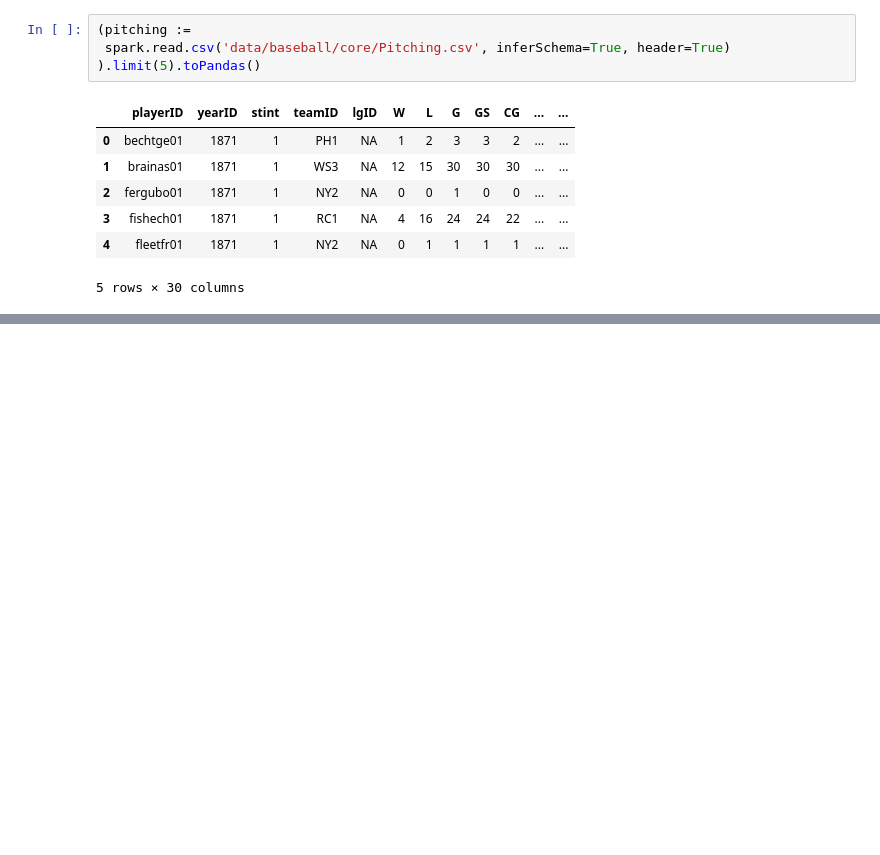
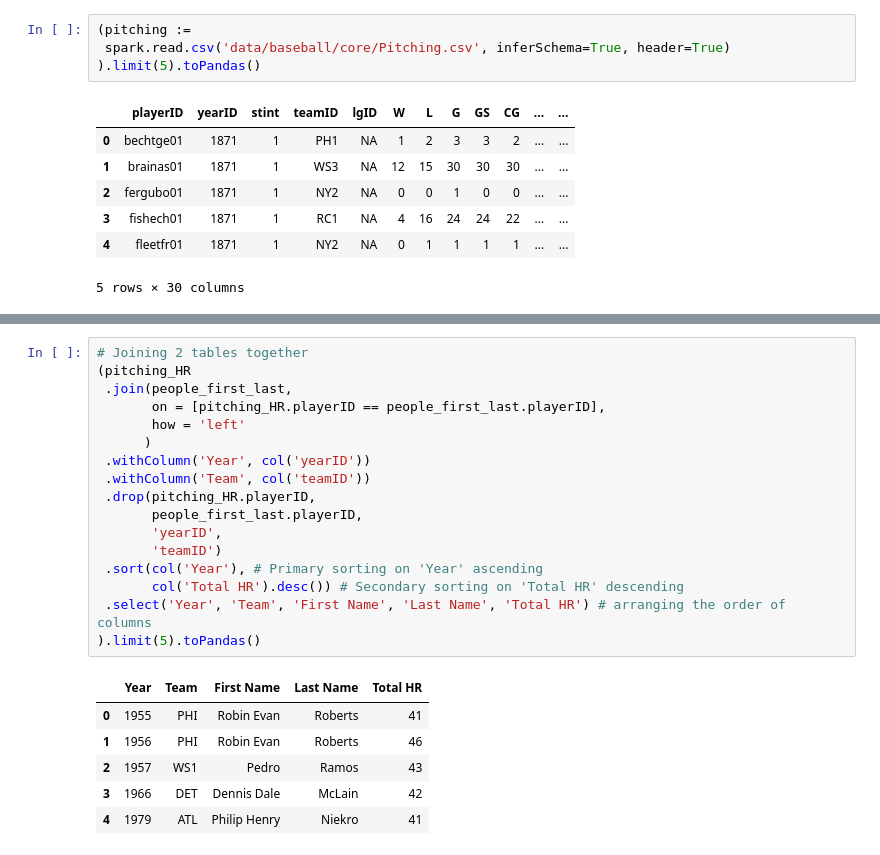
Before and after one commit to ShoSato-047/DSCI_326_module_4_lazy_operations, a Jupyter notebook: 4_3_data_verbs_in_pyspark.ipynb, the cells around one changed output, grey strips where cells are left out. Cells and saved outputs as stored; diff of their text form; blank space fills up the shorter version.

```diff
--- a/4_3_data_verbs_in_pyspark.ipynb
+++ b/4_3_data_verbs_in_pyspark.ipynb
@@ -600,0 +643,24 @@ Determine all the players that have hit more than 40 home runs in a season in th
+# %%
+# Joining 2 tables together
+(pitching_HR
+ .join(people_first_last,
+       on = [pitching_HR.playerID == people_first_last.playerID],
+       how = 'left'
+      )
+ .withColumn('Year', col('yearID'))
+ .withColumn('Team', col('teamID'))
+ .drop(pitching_HR.playerID,
+       people_first_last.playerID,
+       'yearID',
+       'teamID')
+ .sort(col('Year'), # Primary sorting on 'Year' ascending
+       col('Total HR').desc()) # Secondary sorting on 'Total HR' descending
+ .select('Year', 'Team', 'First Name', 'Last Name', 'Total HR') # arranging the order of columns
+).limit(5).toPandas()
+# %% [output]
+|  | Year | Team | First Name | Last Name | Total HR |
+| 0 | 1955 | PHI | Robin Evan | Roberts | 41 |
+| 1 | 1956 | PHI | Robin Evan | Roberts | 46 |
+| 2 | 1957 | WS1 | Pedro | Ramos | 43 |
+| 3 | 1966 | DET | Dennis Dale | McLain | 42 |
+| 4 | 1979 | ATL | Philip Henry | Niekro | 41 |
```
Also changed, not shown: parts of 5 cells of this notebook.
